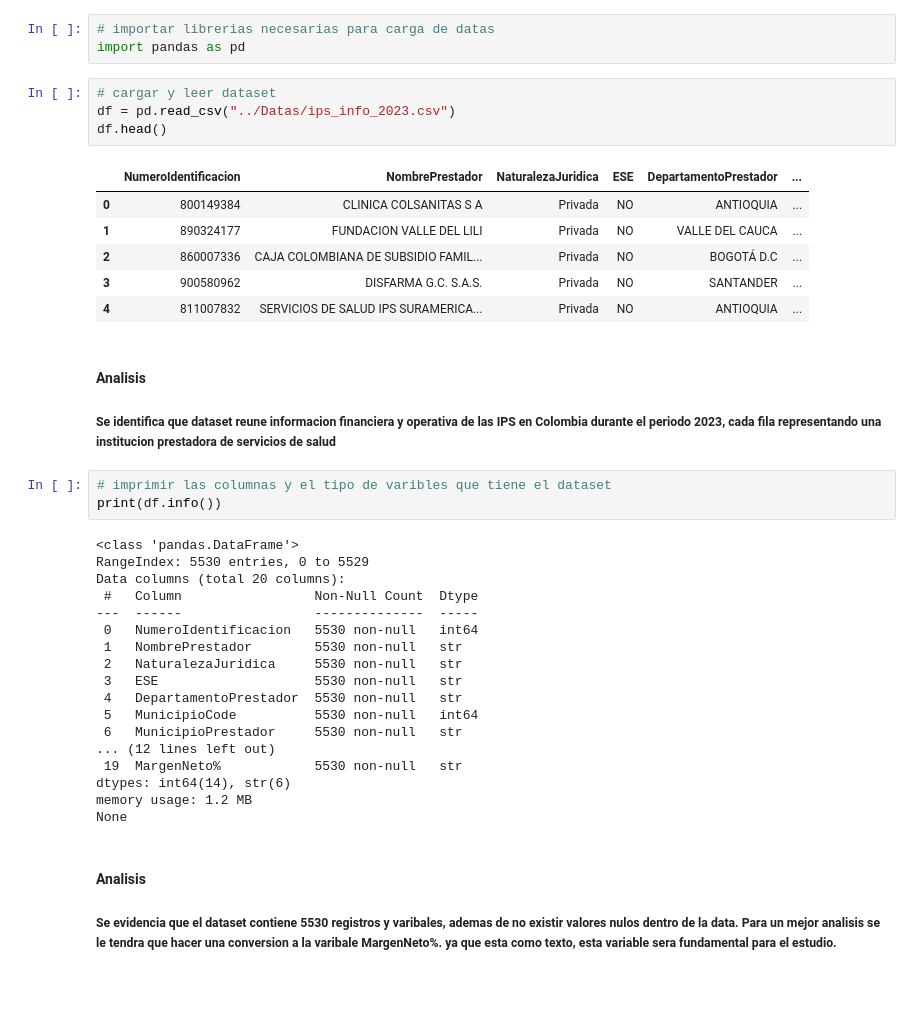
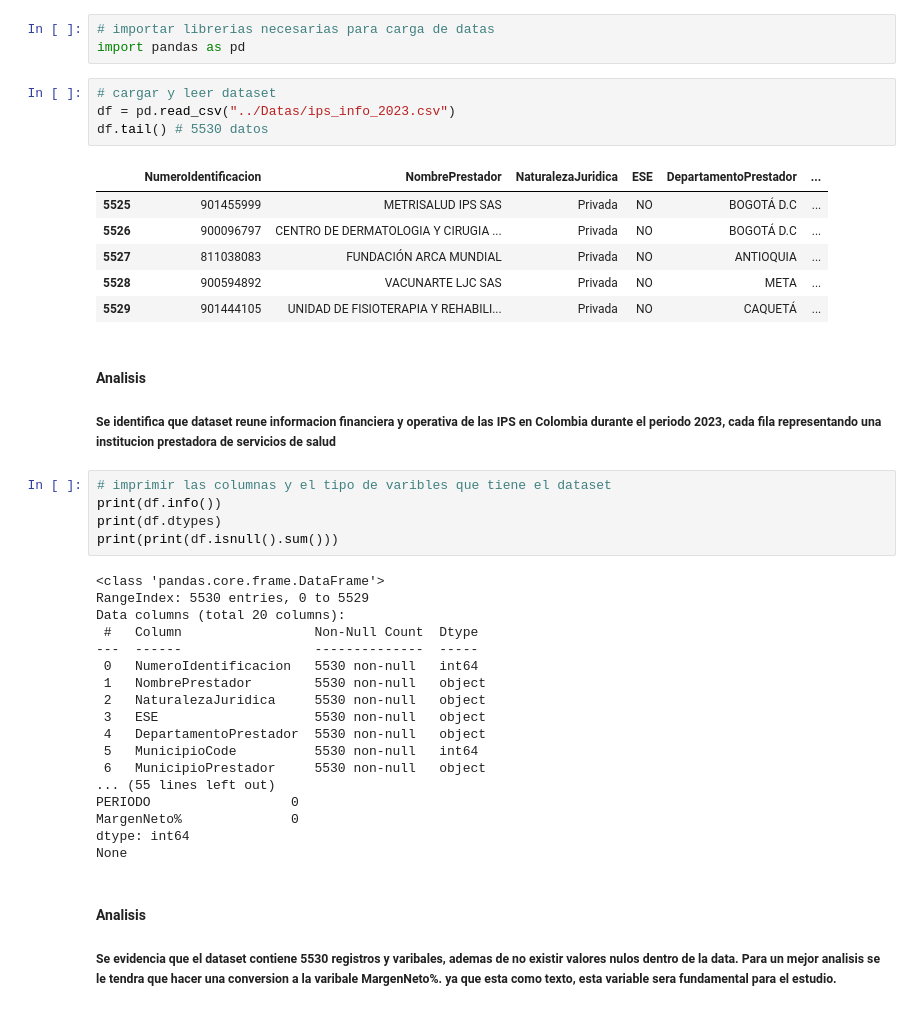
Before and after one commit to TearzGSL/Proyecto-final---Datamming, a Jupyter notebook: src/Clustering.ipynb, the cells around one changed output. Cells and saved outputs as stored; diff of their text form.

```diff
--- a/src/Clustering.ipynb
+++ b/src/Clustering.ipynb
@@ -10,37 +10,39 @@ import pandas as pd
 # %%
 # cargar y leer dataset
 df = pd.read_csv("../Datas/ips_info_2023.csv")
-df.head()
+df.tail() # 5530 datos
 # %% [output]
 |  | NumeroIdentificacion | NombrePrestador | NaturalezaJuridica | ESE | DepartamentoPrestador | ... |
-| 0 | 800149384 | CLINICA COLSANITAS S A | Privada | NO | ANTIOQUIA | ... |
-| 1 | 890324177 | FUNDACION VALLE DEL LILI | Privada | NO | VALLE DEL CAUCA | ... |
-| 2 | 860007336 | CAJA COLOMBIANA DE SUBSIDIO FAMIL... | Privada | NO | BOGOTÁ D.C | ... |
-| 3 | 900580962 | DISFARMA G.C. S.A.S. | Privada | NO | SANTANDER | ... |
-| 4 | 811007832 | SERVICIOS DE SALUD IPS SURAMERICA... | Privada | NO | ANTIOQUIA | ... |
+| 5525 | 901455999 | METRISALUD IPS SAS | Privada | NO | BOGOTÁ D.C | ... |
+| 5526 | 900096797 | CENTRO DE DERMATOLOGIA Y CIRUGIA ... | Privada | NO | BOGOTÁ D.C | ... |
+| 5527 | 811038083 | FUNDACIÓN ARCA MUNDIAL | Privada | NO | ANTIOQUIA | ... |
+| 5528 | 900594892 | VACUNARTE LJC SAS | Privada | NO | META | ... |
+| 5529 | 901444105 | UNIDAD DE FISIOTERAPIA Y REHABILI... | Privada | NO | CAQUETÁ | ... |
 # %% [markdown]
 #### Analisis
 ##### Se identifica que dataset reune informacion financiera y operativa de las IPS en Colombia durante el periodo 2023, cada fila representando una institucion prestadora de servicios de salud
 # %%
 # imprimir las columnas y el tipo de varibles que tiene el dataset
 print(df.info())
+print(df.dtypes)
+print(print(df.isnull().sum()))
 # %% [output]
-<class 'pandas.DataFrame'>
+<class 'pandas.core.frame.DataFrame'>
 RangeIndex: 5530 entries, 0 to 5529
 Data columns (total 20 columns):
  #   Column                 Non-Null Count  Dtype
 ---  ------                 --------------  -----
  0   NumeroIdentificacion   5530 non-null   int64
- 1   NombrePrestador        5530 non-null   str
- 2   NaturalezaJuridica     5530 non-null   str
- 3   ESE                    5530 non-null   str
- 4   DepartamentoPrestador  5530 non-null   str
+ 1   NombrePrestador        5530 non-null   object
+ 2   NaturalezaJuridica     5530 non-null   object
+ 3   ESE                    5530 non-null   object
+ 4   DepartamentoPrestador  5530 non-null   object
  5   MunicipioCode          5530 non-null   int64
- 6   MunicipioPrestador     5530 non-null   str
-... (12 lines left out)
- 19  MargenNeto%            5530 non-null   str
-dtypes: int64(14), str(6)
-memory usage: 1.2 MB
+ 6   MunicipioPrestador     5530 non-null   object
+... (55 lines left out)
+PERIODO                  0
+MargenNeto%              0
+dtype: int64
 None
 # %% [markdown]
 #### Analisis
```
Also changed, not shown: parts of 40 cells of this notebook.
